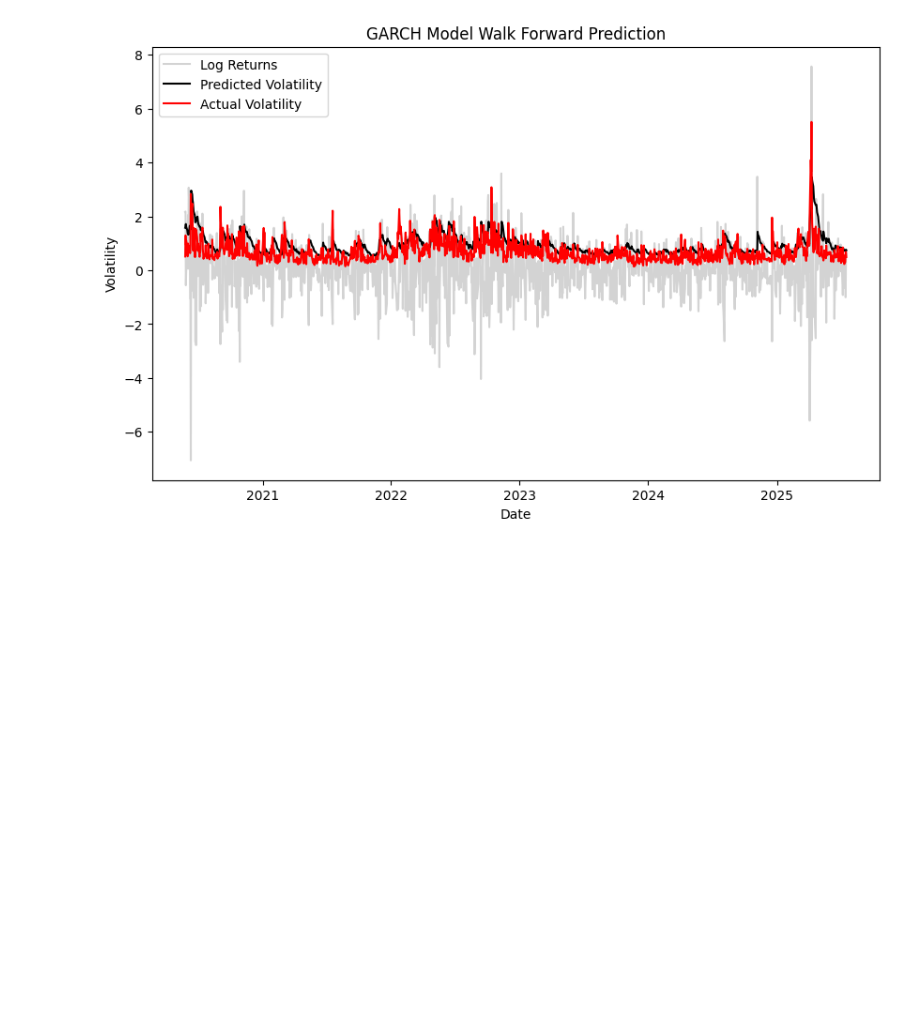
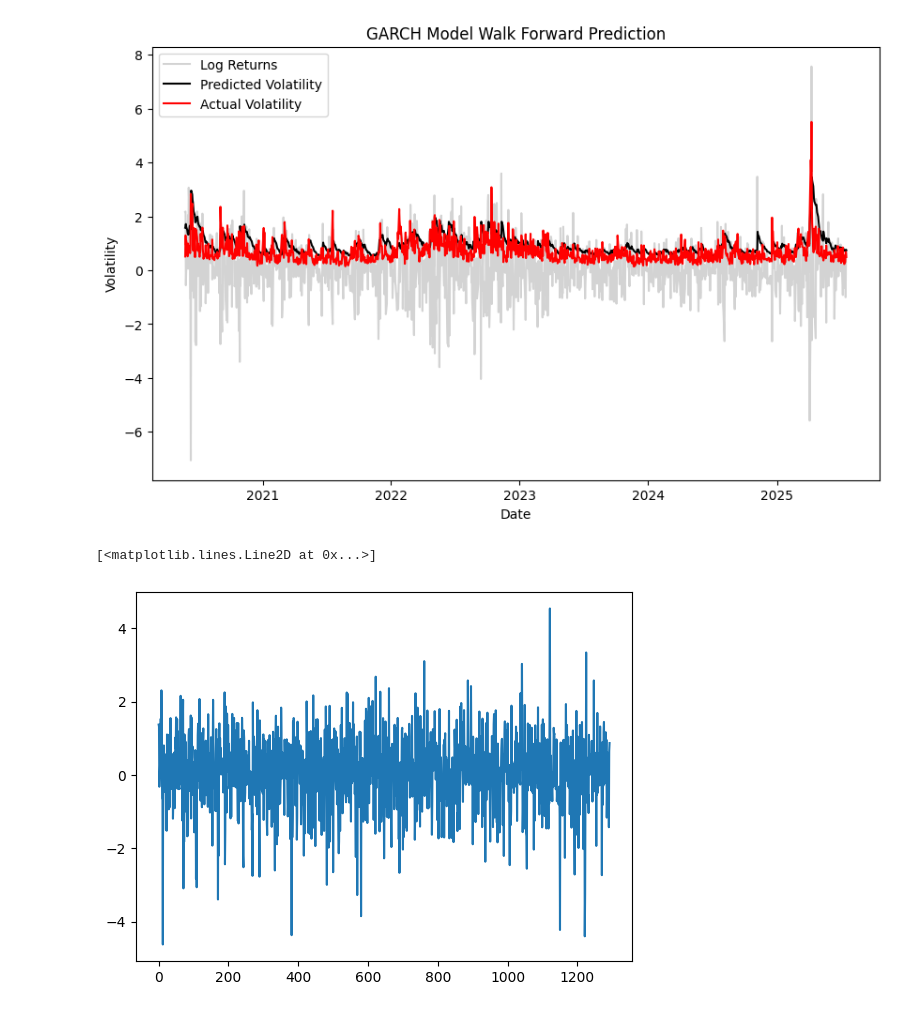
Before and after one commit to sushmita212/Stock_Volatility_Forecasting, a Jupyter notebook: GARCH_preliminary_tests.ipynb, the cells around one changed output. Cells and saved outputs as stored; diff of their text form; code cells hidden in the pictures; blank space fills up the shorter version.

Commit message:
GARCHwalkforward cleanup

```diff
--- a/GARCH_preliminary_tests.ipynb
+++ b/GARCH_preliminary_tests.ipynb
@@ -95,5 +98,5 @@ df_DIA
 6465 rows × 6 columns
 # %%
 DIA_GARCH = GARCHWalkForward(df_DIA)
-pred_DIA_GARCH, params_DIA_GARCH, resids_DIA_GARCH = DIA_GARCH.fit_garch()
-mae_DIA_GARCH, mse_DIA_GARCH, rmse_DIA_GARCH, qlike_DIA_GARCH = DIA_GARCH.evaluate_model(pred_DIA_GARCH)
+DIA_GARCH.fit_garch()
+DIA_GARCH.compute_error_metrics()
@@ -102,2 +109,7 @@ DIA_GARCH.plot_results(pred_DIA_GARCH)
 # %% [output]
 [figure]
+# %%
+plt.plot(DIA_GARCH.residuals)
+# %% [output]
+[<matplotlib.lines.Line2D at 0x...>]
+[figure, added]
```
Also changed, not shown: parts of 6 cells of this notebook, 1 other file.
